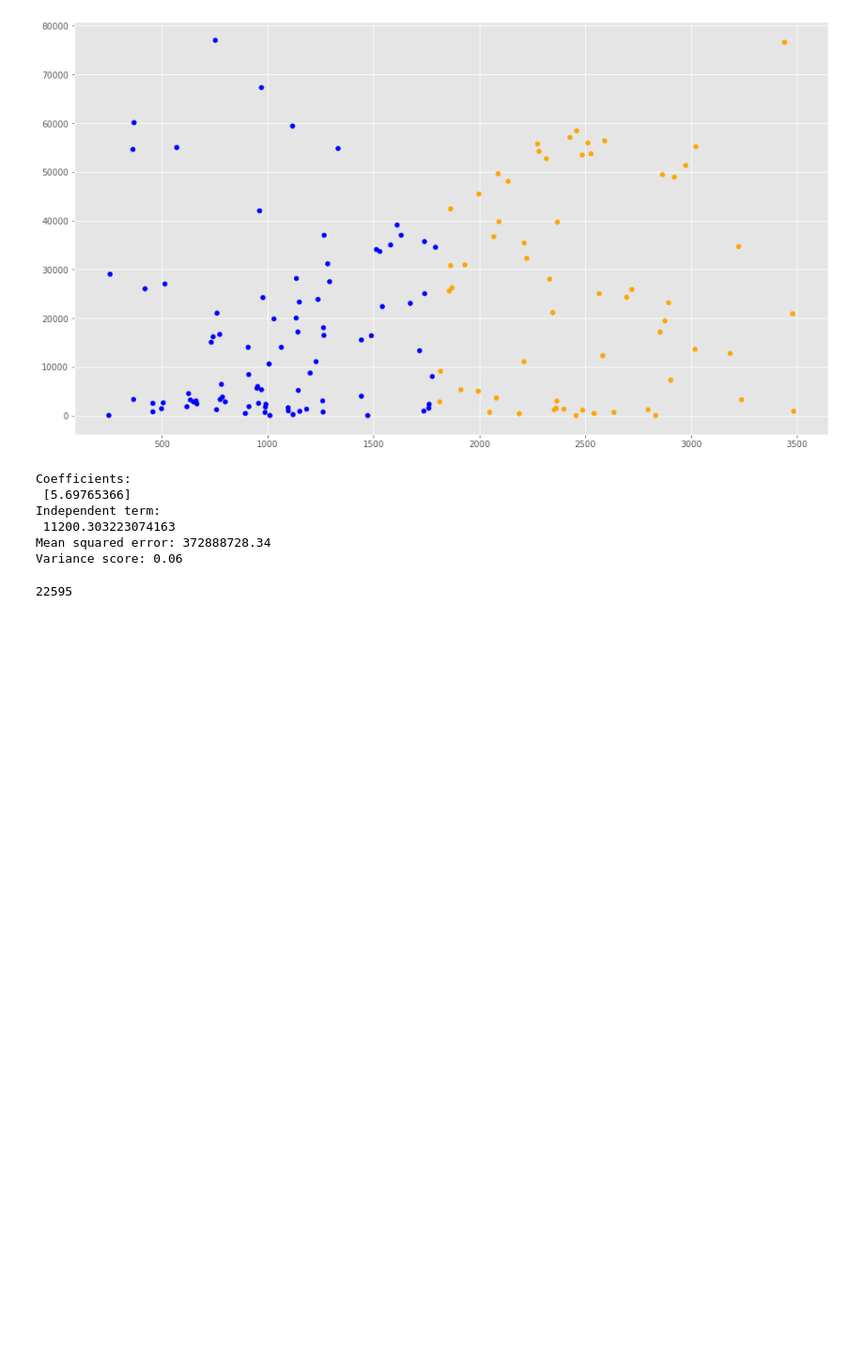
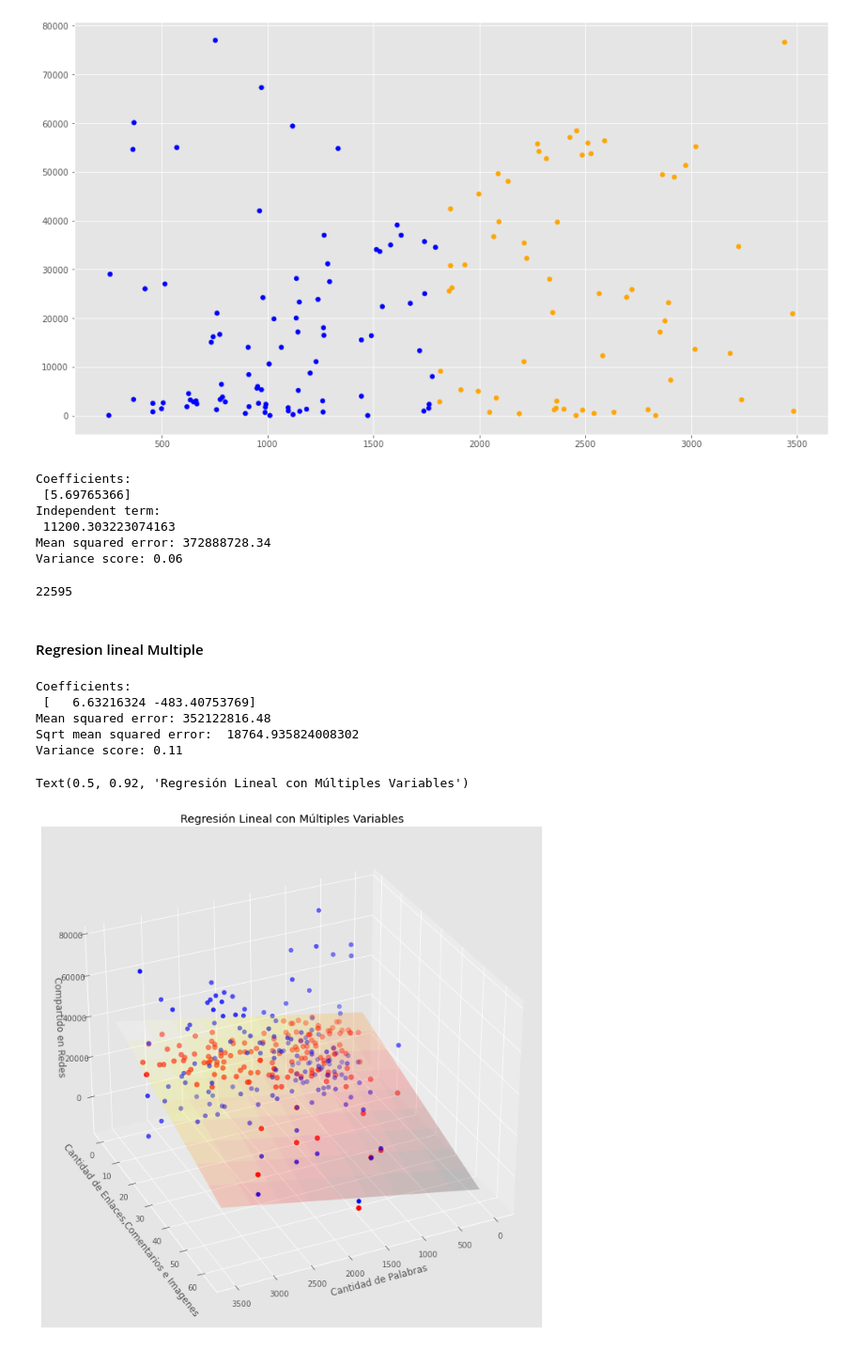
Before and after one commit to fedegomezdev/article_predict, a Jupyter notebook: ArticlesMachineLearning.ipynb, the cells around one changed output. Shown at 94% size. Drawn from its saved outputs; the diff is of its cells as text; code cells hidden in the pictures; blank space fills up the shorter version.

Commit message:
add regression lineal multiple

```diff
--- a/ArticlesMachineLearning.ipynb
+++ b/ArticlesMachineLearning.ipynb
@@ -125,3 +125,79 @@ y_Dosmil = regr.predict([[2000]])
 print(int(y_Dosmil))
 # %% [output]
 22595
+# %% [markdown]
+#### Regresion lineal Multiple
+# %%
+#Vamos a intentar mejorar el Modelo, con una dimensión más:
+# Para poder graficar en 3D, haremos una variable nueva que será la suma de los enlaces, comentarios e imágenes
+suma = (filtered_data["# of Links"] + filtered_data['# of comments'].fillna(0) + filtered_data['# Images video'])
+
+dataX2 =  pd.DataFrame()
+dataX2["Word count"] = filtered_data["Word count"]
+dataX2["suma"] = suma
+
+XY_train = np.array(dataX2)
+
+z_train = filtered_data['# Shares'].values
+# %%
+# Creamos un nuevo objeto de Regresión Lineal
+modelo2 = linear_model.LinearRegression()
+
+# Entrenamos el modelo, esta vez, con 2 dimensiones
+# obtendremos 2 coeficientes, para graficar un plano
+modelo2.fit(XY_train, z_train)
+
+# Hacemos la predicción con la que tendremos puntos sobre el plano hallado
+z_pred = modelo2.predict(XY_train)
+
+# Los coeficientes
+print('Coefficients: \n', modelo2.coef_)
+
+# Error cuadrático medio
+mserror = mean_squared_error(z_train, z_pred)
+print("Mean squared error: %.2f" %mserror)
+print("Sqrt mean squared error: ", np.sqrt(mserror))
+
+# Evaluamos el puntaje de varianza (siendo 1.0 el mejor posible)
+print('Variance score: %.2f' % r2_score(z_train, z_pred))
+# %% [output]
+Coefficients:
+ [   6.63216324 -483.40753769]
+Mean squared error: 352122816.48
+Sqrt mean squared error:  18764.935824008302
+Variance score: 0.11
+# %%
+# Graficamos
+
+fig = plt.figure()
+ax = Axes3D(fig)
+
+# Creamos una malla, sobre la cual graficaremos el plano
+xx, yy = np.meshgrid(np.linspace(0, 3500, num=10), np.linspace(0, 60, num=10))
+
+# calculamos los valores del plano para los puntos x e y
+nuevoX = (modelo2.coef_[0] * xx)
+nuevoY = (modelo2.coef_[1] * yy)
+
+# calculamos los correspondientes valores para z. Debemos sumar el punto de intercepción
+z = (nuevoX + nuevoY + modelo2.intercept_)
+
+# Graficamos el plano
+ax.plot_surface(xx, yy, z, alpha=0.2, cmap='hot')
+
+# Graficamos en azul los puntos en 3D
+ax.scatter(XY_train[:, 0], XY_train[:, 1], z_train, c='blue',s=30)
+
+# Graficamos en rojo, los puntos que
+ax.scatter(XY_train[:, 0], XY_train[:, 1], z_pred, c='red',s=40)
+
+# con esto situamos la "camara" con la que visualizamos
+ax.view_init(elev=30., azim=65)
+
+ax.set_xlabel('Cantidad de Palabras')
+ax.set_ylabel('Cantidad de Enlaces,Comentarios e Imagenes')
+ax.set_zlabel('Compartido en Redes')
+ax.set_title('Regresión Lineal con Múltiples Variables')
+# %% [output]
+Text(0.5, 0.92, 'Regresión Lineal con Múltiples Variables')
+[figure, added]
```
Also changed, not shown: parts of 1 cell of this notebook.
